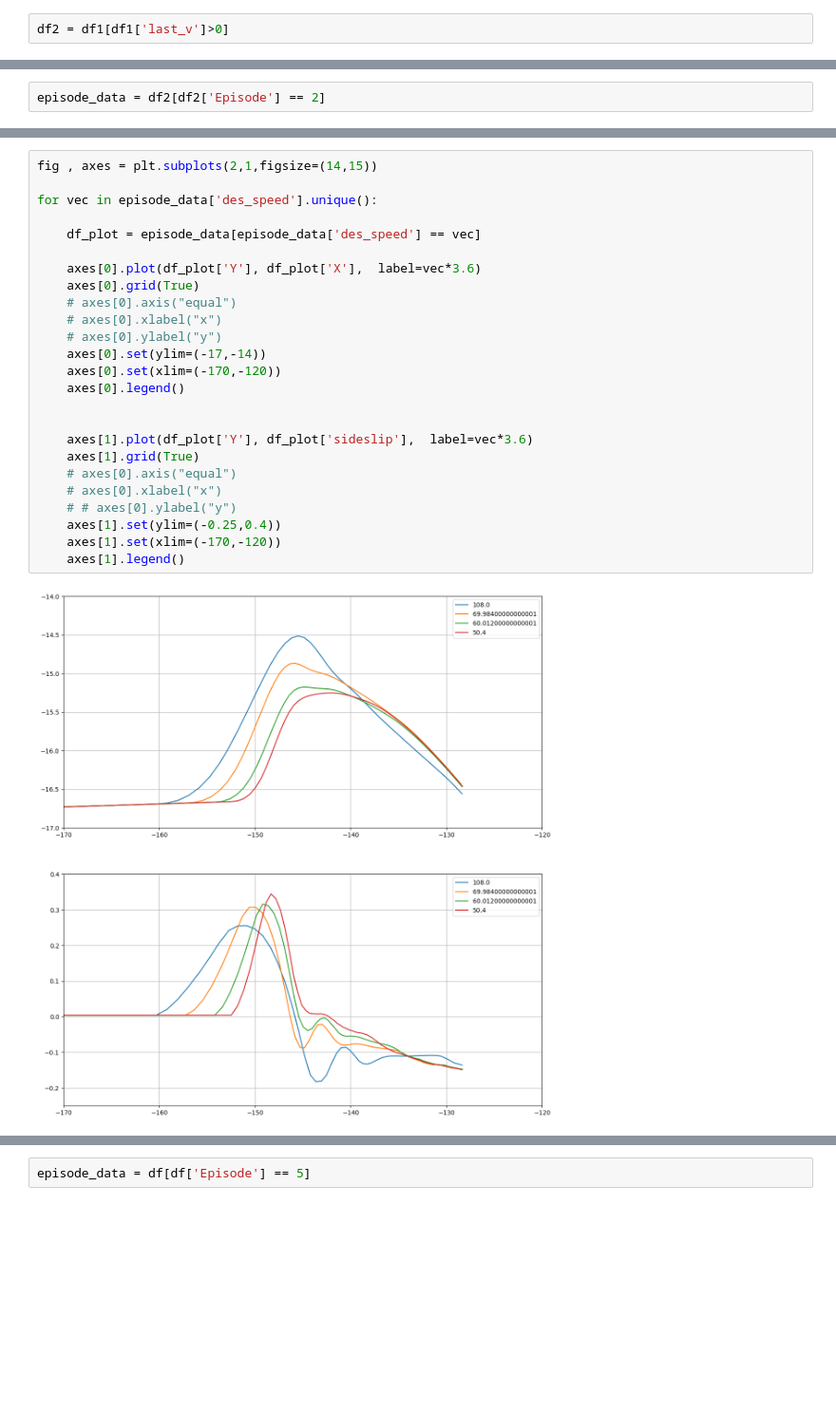
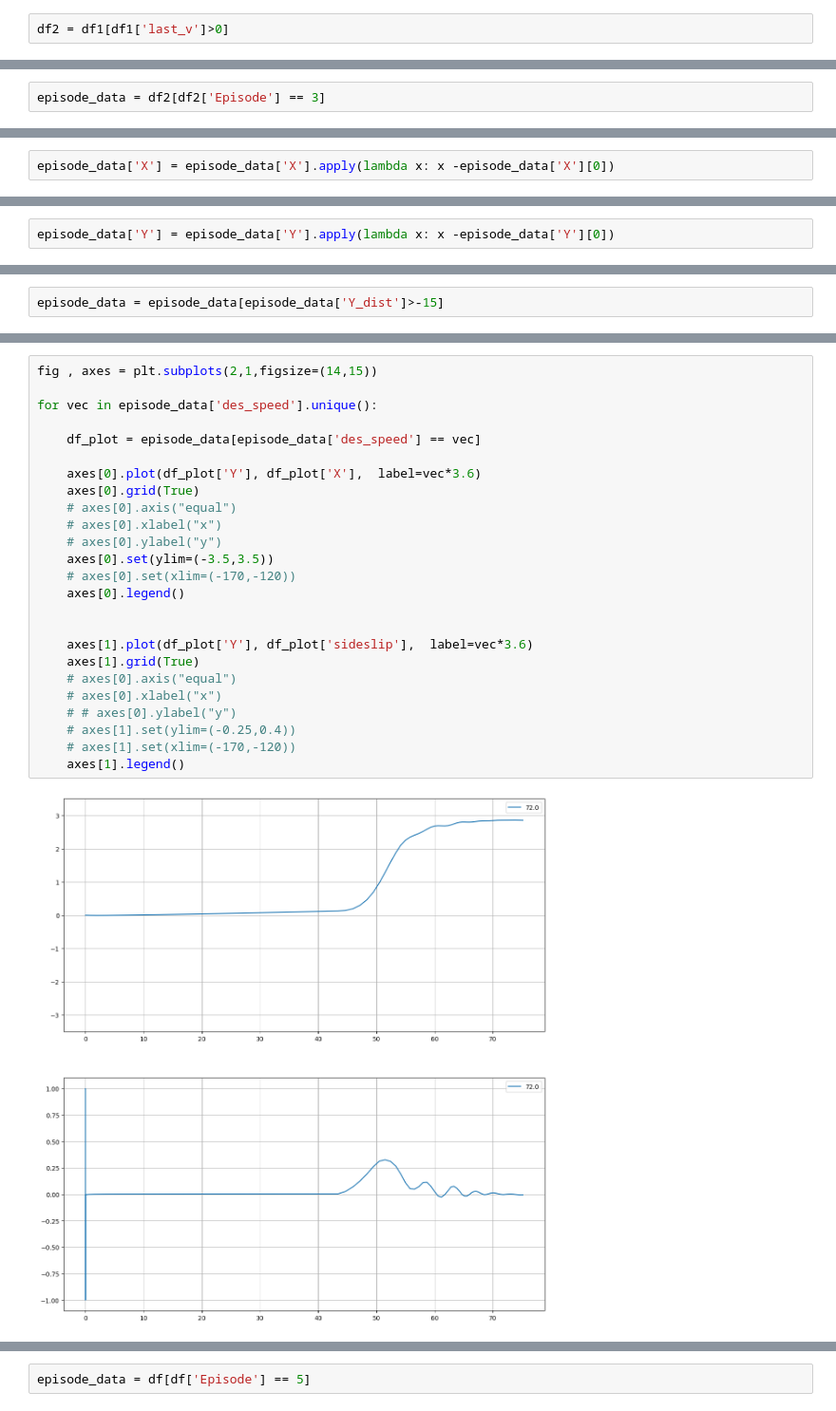
Before and after one commit to gustavomoers/CollisionAvoidance-Carla-DRL-MPC, a Jupyter notebook: plotting_test.ipynb, the cells around one changed output, grey strips where cells are left out. Shown: that part at 95% size. Saved outputs shown, nothing was run; the diff lists cells and outputs as text; blank space fills up the shorter version.

Commit message:
testing and plotting

```diff
--- a/plotting_test.ipynb
+++ b/plotting_test.ipynb
@@ -132,5 +255,5 @@ df2
 # %%
-episode_data = df2[df2['Episode'] == 2]
+episode_data = df2[df2['Episode'] == 3]
 # %%
 episode_data['des_speed'].unique()
 # %% [output]
@@ -137,0 +261,2 @@ array([30.  , 19.44, 16.67, 14.  ])
+# %%
+episode_data['X'] = episode_data['X'].apply(lambda x: x -episode_data['X'][0])
@@ -137,0 +265,2 @@ array([30.  , 19.44, 16.67, 14.  ])
+# %%
+episode_data['Y'] = episode_data['Y'].apply(lambda x: x -episode_data['Y'][0])
@@ -138,3 +273,5 @@ array([30.  , 19.44, 16.67, 14.  ])
+# %%
+episode_data = episode_data[episode_data['Y_dist']>-15]
 # %%
 episode_data
 # %% [output]
@@ -154,30 +297,30 @@ episode_data
 # %%
 fig , axes = plt.subplots(2,1,figsize=(14,15))
 
 for vec in episode_data['des_speed'].unique():
 
     df_plot = episode_data[episode_data['des_speed'] == vec]
 
     axes[0].plot(df_plot['Y'], df_plot['X'],  label=vec*3.6)
     axes[0].grid(True)
     # axes[0].axis("equal")
     # axes[0].xlabel("x")
     # axes[0].ylabel("y")
-    axes[0].set(ylim=(-17,-14))
-    axes[0].set(xlim=(-170,-120))
+    axes[0].set(ylim=(-3.5,3.5))
+    # axes[0].set(xlim=(-170,-120))
     axes[0].legend()
 
 
     axes[1].plot(df_plot['Y'], df_plot['sideslip'],  label=vec*3.6)
     axes[1].grid(True)
     # axes[0].axis("equal")
     # axes[0].xlabel("x")
     # # axes[0].ylabel("y")
-    axes[1].set(ylim=(-0.25,0.4))
-    axes[1].set(xlim=(-170,-120))
+    # axes[1].set(ylim=(-0.25,0.4))
+    # axes[1].set(xlim=(-170,-120))
     axes[1].legend()
 # %% [output]
-[figure, old version]
+[figure, new version]
 # %%
 episode_data.plot(x='Y', y='acceleration x', grid=True, legend='des_speed')
 # %% [output]
```
Also changed, not shown: parts of 38 cells of this notebook, 6 other files.
